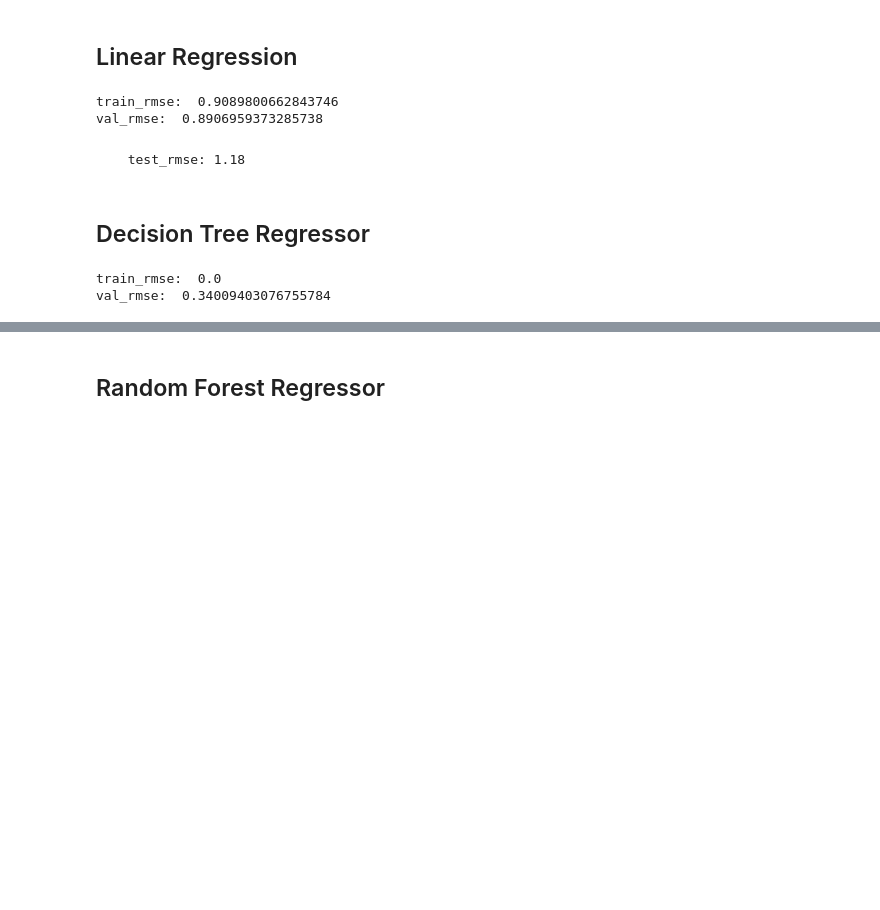
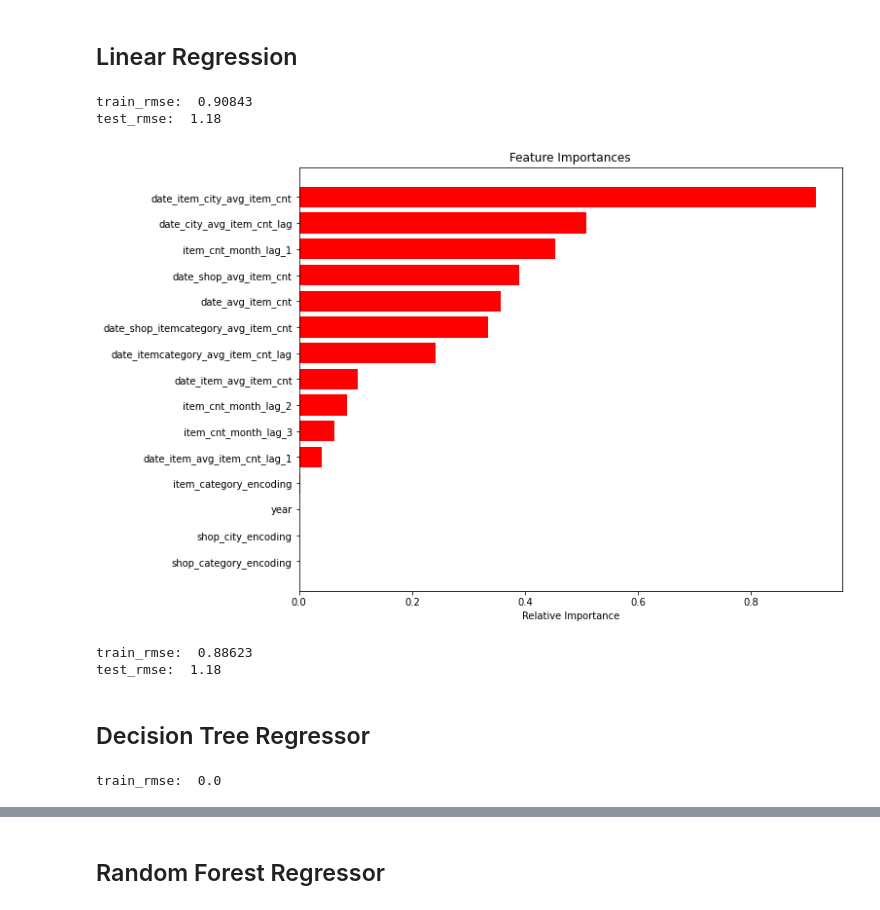
Before and after one commit to kishoreyakkanti/Predict-Future-Sales, a Jupyter notebook: Models.ipynb, the cells around one changed output, grey strips where cells are left out. Drawn from its saved outputs; the diff is of its cells as text; code cells hidden in the pictures; blank space fills up the shorter version.

```diff
--- a/Models.ipynb
+++ b/Models.ipynb
@@ -26 +28,3 @@ data=pickle.load(open("/content/drive/MyDrive/Colab Notebooks/Predict_Future_Sal
+# %%
+data=pickle.load(open("/content/drive/MyDrive/data.p","rb"))
 # %% [markdown]
@@ -28,12 +32,9 @@ data=pickle.load(open("/content/drive/MyDrive/Colab Notebooks/Predict_Future_Sal
 # %%
-X_train=data[data['date_block_num']<33].drop('item_cnt_month', axis=1)
-y_train=data[data['date_block_num']<33]['item_cnt_month']
-X_val=data[data['date_block_num']==33].drop('item_cnt_month', axis=1)
-y_val=data[data['date_block_num']==33]['item_cnt_month']
+X_train=data[data['date_block_num']<34].drop('item_cnt_month', axis=1)
+y_train=data[data['date_block_num']<34]['item_cnt_month']
 X_test=data[data['date_block_num']==34].drop('item_cnt_month', axis=1)
 y_test=data[data['date_block_num']==34]['item_cnt_month']
 
 print(X_train.shape,y_train.shape)
-print(X_val.shape,y_val.shape)
 print(X_test.shape,y_test.shape)
 # %% [output]
@@ -52,9 +56 @@ y_valpred=reg.predict(X_val).clip(0,20)
 y_testpred=reg.predict(X_test).clip(0,20)
-# %%
-print("train_rmse: ",np.sqrt(mean_squared_error(y_train,y_trainpred)))
-print("val_rmse: ",np.sqrt(mean_squared_error(y_val,y_valpred)))
-# %% [output]
-train_rmse:  0.9089800662843746
-val_rmse:  0.8906959373285738
-# %% [markdown]
-      test_rmse: 1.18
@@ -60,0 +63,18 @@ val_rmse:  0.8906959373285738
+# %%
+print("train_rmse: ",root_mean_squared_error(y_train,y_trainpred))
+print("test_rmse: ",1.18)
+# %% [output]
+train_rmse:  0.90843
+test_rmse:  1.18
+# %%
+features = X_train.columns
+importances =reg.coef_
+indices = (np.argsort(importances))[-15:]
+plt.figure(figsize=(10,8))
+plt.title('Feature Importances')
+plt.barh(range(len(indices)), importances[indices], color='r', align='center')
+plt.yticks(range(len(indices)), [features[i] for i in indices])
+plt.xlabel('Relative Importance')
+plt.show()
+# %% [output]
+[figure, added]
@@ -61,3 +97,9 @@ val_rmse:  0.8906959373285738
+# %%
+print("train_rmse: ",root_mean_squared_error(y_train,y_trainpred))
+print("test_rmse: ",1.18)
+# %% [output]
+train_rmse:  0.88623
+test_rmse:  1.18
 # %% [markdown]
 ## Decision Tree Regressor
 # %%
@@ -71,7 +112,5 @@ y_valpred=dt.predict(X_val).clip(0,20)
 y_testpred=dt.predict(X_test).clip(0,20)
-# %%
-print("train_rmse: ",np.sqrt(mean_squared_error(y_train,y_trainpred)))
-print("val_rmse: ",np.sqrt(mean_squared_error(y_val,y_valpred)))
-# %% [output]
-train_rmse:  0.0
-val_rmse:  0.34009403076755784
+# %%
+print("train_rmse: ",root_mean_squared_error(y_train,y_trainpred))
+# %% [output]
+train_rmse:  0.0
```
Also changed, not shown: parts of 80 cells of this notebook.
